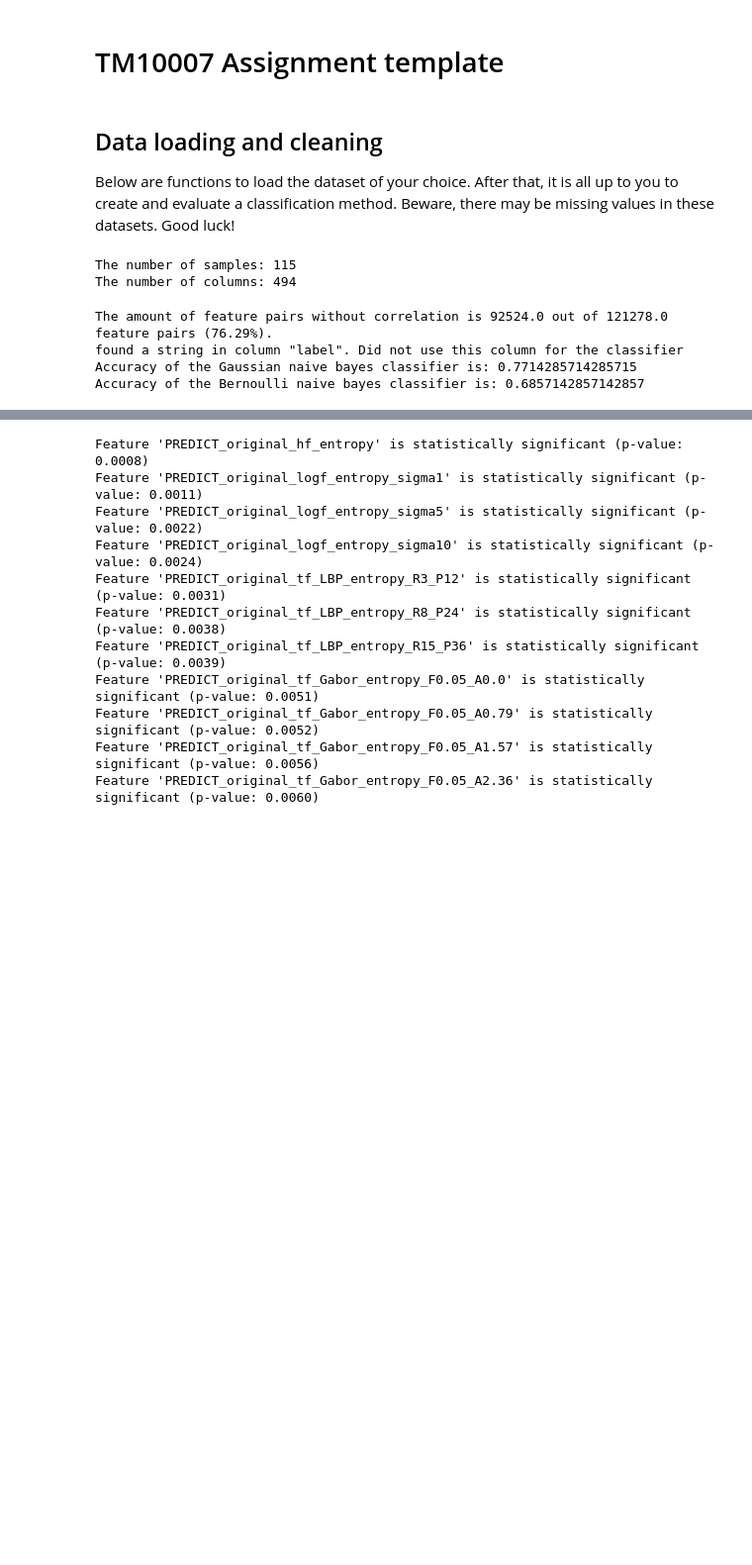
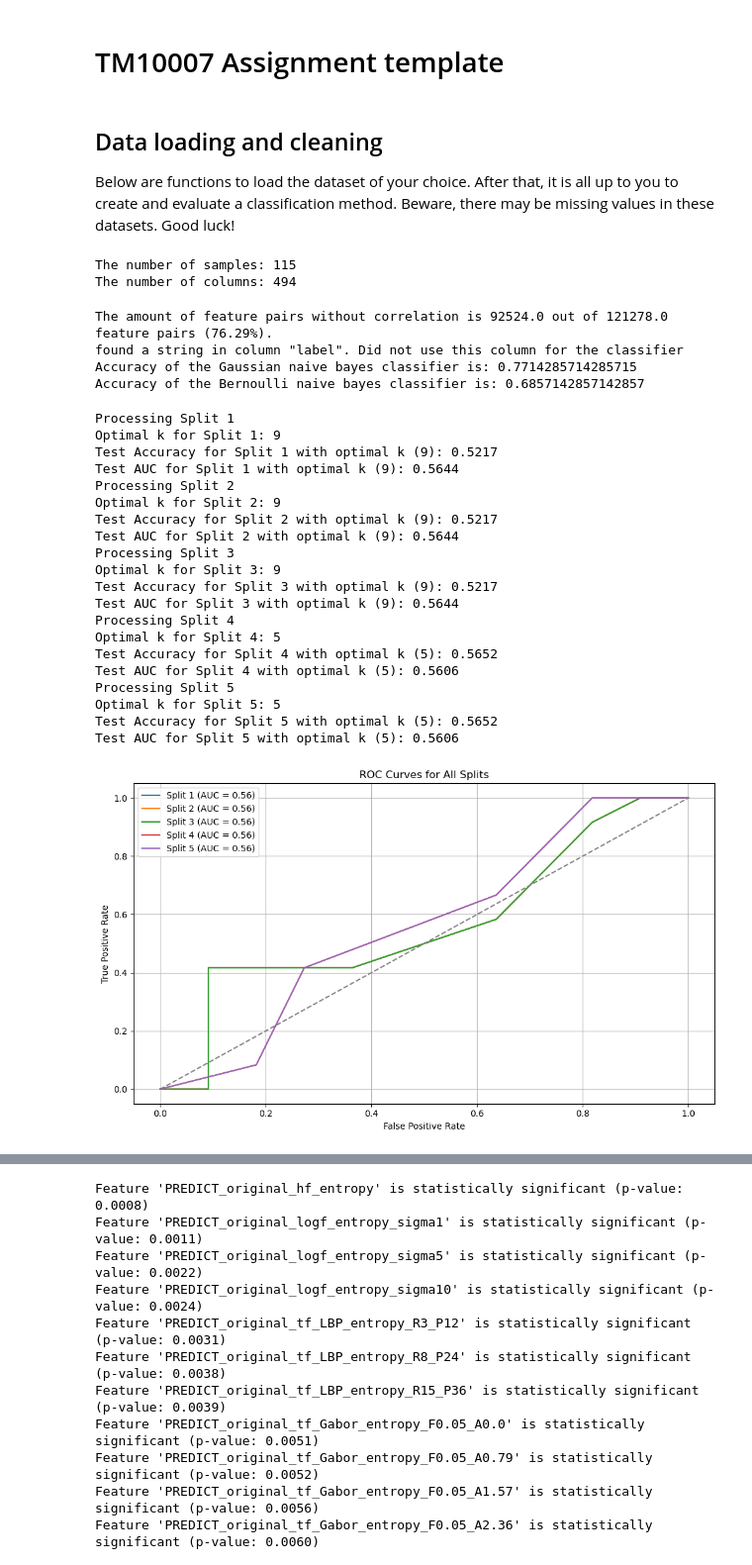
Before and after one commit to jolinevb/Lipo_ML, a Jupyter notebook: assignment.ipynb, the cells around one changed output, grey strips where cells are left out. Shown at 99% size. Cells and saved outputs as stored; diff of their text form; code cells hidden in the pictures; blank space fills up the shorter version.

```diff
--- a/assignment.ipynb
+++ b/assignment.ipynb
@@ -130,24 +140,24 @@ Accuracy of the Gaussian naive bayes classifier is: 0.7714285714285715
 Accuracy of the Bernoulli naive bayes classifier is: 0.6857142857142857
 # %%
 # Functie om de data op te splitsen in train en test met random_state
-def split_data(data, train_ratio, random_state=42):
-    np.random.seed(random_state)  # Zorg ervoor dat de splits consistent zijn
-    split_length = int(np.round(train_ratio * data.shape[0]))
-    features = data.drop(columns=['label'])
-    label = data['label']
+# def split_data(data, train_ratio, random_state=42):
+#     np.random.seed(random_state)  # Zorg ervoor dat de splits consistent zijn
+#     split_length = int(np.round(train_ratio * data.shape[0]))
+#     features = data.drop(columns=['label'])
+#     label = data['label']
 
-    # Shuffle the data before splitting
-    shuffled_indices = np.random.permutation(data.shape[0])
-    features = features.iloc[shuffled_indices]
-    label = label.iloc[shuffled_indices]
+#     # Shuffle the data before splitting
+#     shuffled_indices = np.random.permutation(data.shape[0])
+#     features = features.iloc[shuffled_indices]
+#     label = label.iloc[shuffled_indices]
 
-    # Split de data
-    features_train = features[:split_length]
-    features_test = features[split_length:]
-    label_train = label[:split_length]
-    label_test = label[split_length:]
+#     # Split de data
+#     features_train = features[:split_length]
+#     features_test = features[split_length:]
+#     label_train = label[:split_length]
+#     label_test = label[split_length:]
 
-    return features_train, features_test, label_train, label_test
+#     return features_train, features_test, label_train, label_test
 
 # Veronderstel data met labels 'lipoma' en 'liposarcoma'
 data_lipoma = data[data['label'] == 'lipoma']
@@ -220,30 +230,52 @@ for split_index, (train_index, val_index) in enumerate(skf.split(features_train_
     print(f"Test AUC for Split {split_index + 1} with optimal k ({optimal_k}): {roc_auc:.4f}")
 
     # Sla de ROC data op voor deze split (zorg ervoor dat de data goed wordt toegevoegd)
     roc_data_all_splits.append((fpr, tpr, roc_auc))
 
 # Plot de ROC curves voor alle splits
 plt.figure(figsize=(10, 6))
 
 # Loop door de opgeslagen ROC data en plot elke curve
 for split_index, (fpr, tpr, roc_auc) in enumerate(roc_data_all_splits):
     # Plot elke ROC curve van de splits
     plt.plot(fpr, tpr, label=f'Split {split_index + 1} (AUC = {roc_auc:.2f})')
 
 # Voeg de diagonaal toe (willekeurige voorspellingen)
 plt.plot([0, 1], [0, 1], linestyle='--', color='gray')
 
 # Voeg labels en een titel toe aan de grafiek
 plt.title('ROC Curves for All Splits')
 plt.xlabel('False Positive Rate')
 plt.ylabel('True Positive Rate')
 
 # Toon de legend voor de ROC curves
 plt.legend()
 
 # Zet het raster aan voor betere leesbaarheid
 plt.grid(True)
 
 # Zorg ervoor dat alles goed wordt weergegeven
 plt.tight_layout()
 plt.show()
+# %% [output]
+Processing Split 1
+Optimal k for Split 1: 9
+Test Accuracy for Split 1 with optimal k (9): 0.5217
+Test AUC for Split 1 with optimal k (9): 0.5644
+Processing Split 2
+Optimal k for Split 2: 9
+Test Accuracy for Split 2 with optimal k (9): 0.5217
+Test AUC for Split 2 with optimal k (9): 0.5644
+Processing Split 3
+Optimal k for Split 3: 9
+Test Accuracy for Split 3 with optimal k (9): 0.5217
+Test AUC for Split 3 with optimal k (9): 0.5644
+Processing Split 4
+Optimal k for Split 4: 5
+Test Accuracy for Split 4 with optimal k (5): 0.5652
+Test AUC for Split 4 with optimal k (5): 0.5606
+Processing Split 5
+Optimal k for Split 5: 5
+Test Accuracy for Split 5 with optimal k (5): 0.5652
+Test AUC for Split 5 with optimal k (5): 0.5606
+[figure, added]
```
Also changed, not shown: parts of 9 cells of this notebook.
